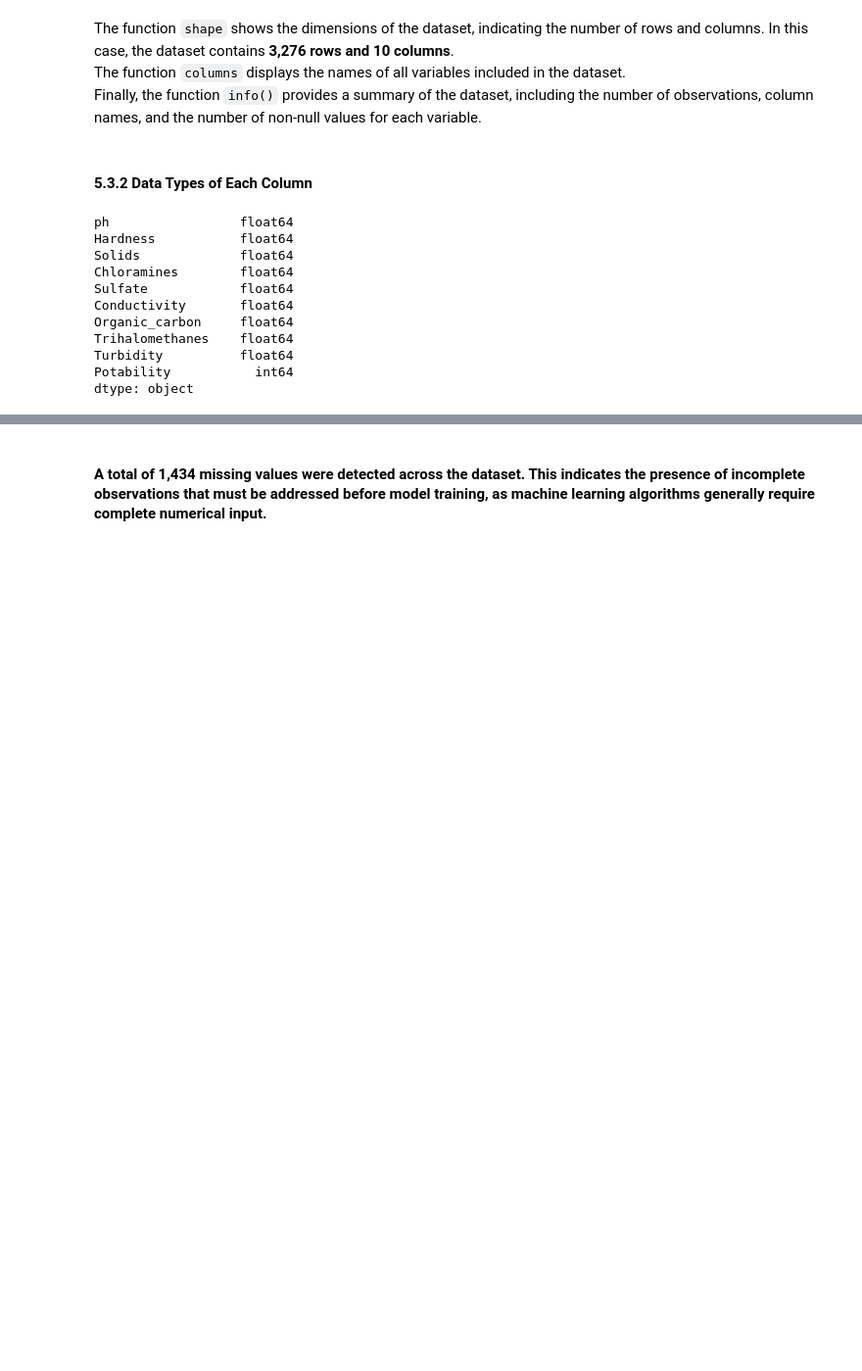
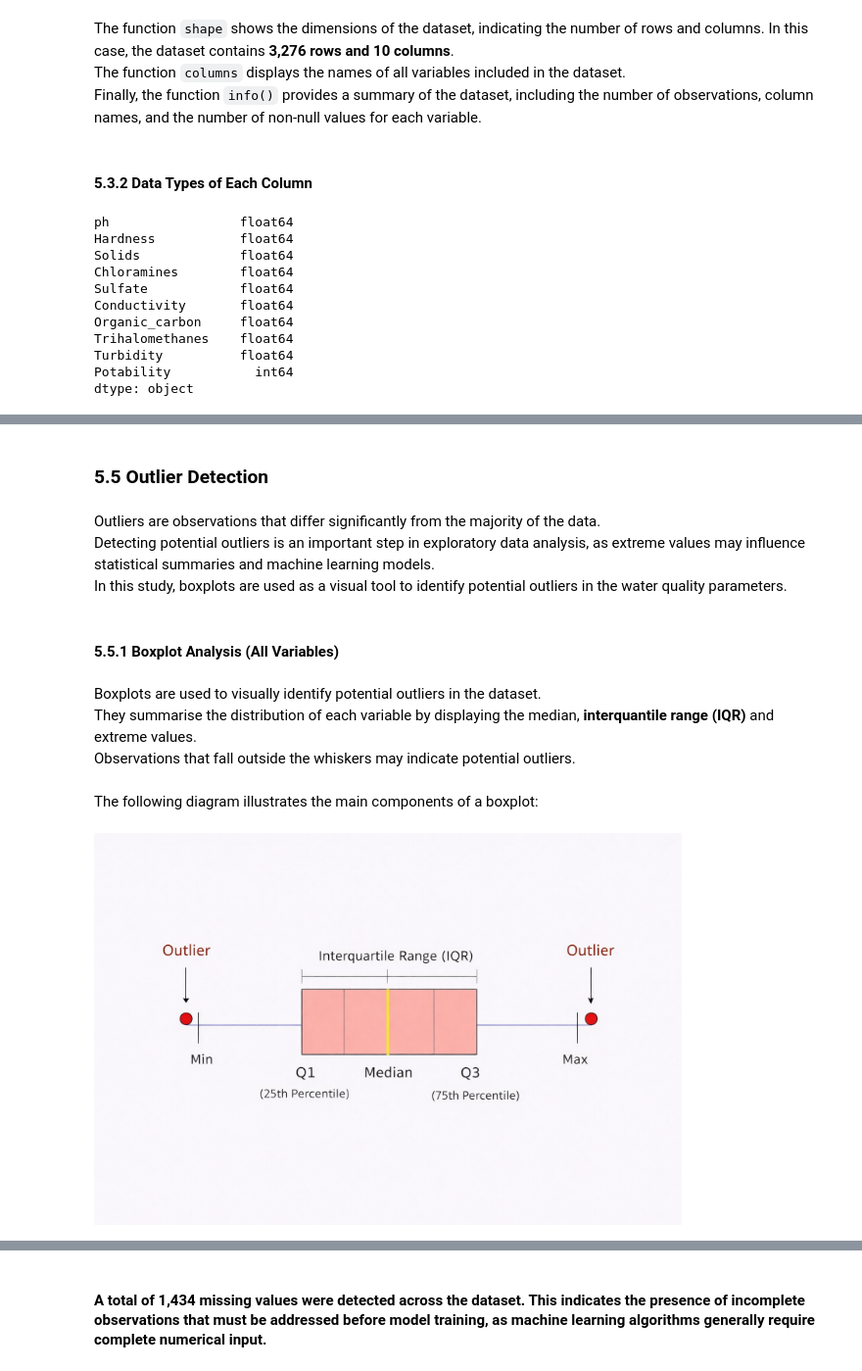
Before and after one commit to AnanyCasasManosalva/water-potability-prediction-ml, a Jupyter notebook: water_potability_prediction.ipynb, the cells around one changed output, grey strips where cells are left out. Shown at 98% size. Cells and saved outputs as stored; diff of their text form; code cells hidden in the pictures; blank space fills up the shorter version.

```diff
--- a/water_potability_prediction.ipynb
+++ b/water_potability_prediction.ipynb
@@ -323,0 +347,19 @@ for col in water.drop(columns='Potability').columns:
+# %% [markdown]
+### 5.5 Outlier Detection
+# %% [markdown]
+Outliers are observations that differ significantly from the majority of the data.<br>
+Detecting potential outliers is an important step in exploratory data analysis, as extreme values may influence statistical summaries and machine learning models.<br>
+In this study, boxplots are used as a visual tool to identify potential outliers in the water quality parameters.
+# %% [markdown]
+#### 5.5.1 Boxplot Analysis (All Variables)
+# %% [markdown]
+Boxplots are used to visually identify potential outliers in the dataset.<br>
+They summarise the distribution of each variable by displaying the median, **interquantile range (IQR)** and extreme values.<br>
+Observations that fall outside the whiskers may indicate potential outliers.
+# %% [markdown]
+The following diagram illustrates the main components of a boxplot:
+# %%
+from IPython.display import Image, display
+display(Image(filename='boxplot_components.png', width=600))
+# %% [output]
+[figure, added]
```
Also changed, not shown: parts of 72 cells of this notebook.
